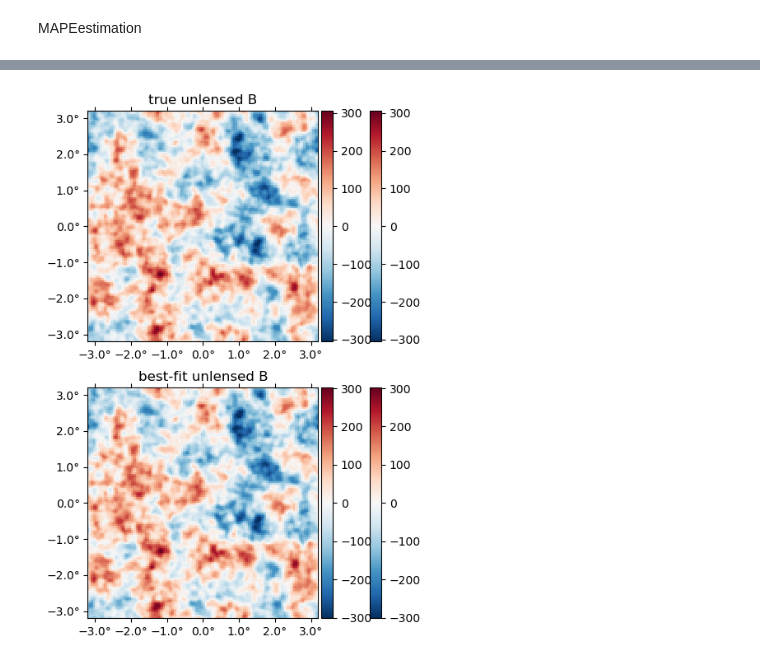
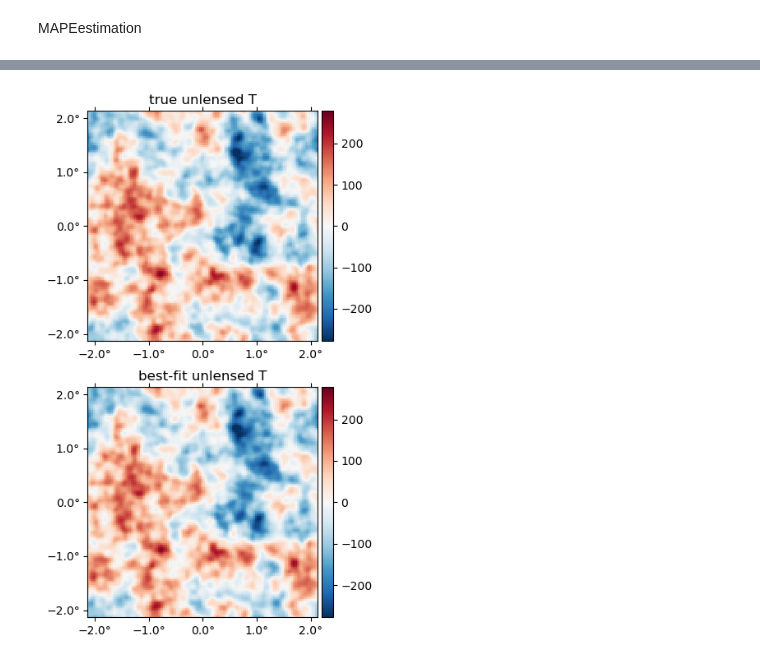
Before and after one commit to mdh959/CMB_Project, a Jupyter notebook: CMBLensing.ipynb, the cells around one changed output, grey strips where cells are left out. Saved outputs shown, nothing was run; the diff lists cells and outputs as text; code cells hidden in the pictures.

```diff
--- a/CMBLensing.ipynb
+++ b/CMBLensing.ipynb
@@ -60,3 +73,3 @@ PythonPlot.plot(ds.d, title = "data " .* ["T"]);
 # %%
-fJ, ϕJ, hist = MAP_joint(ds, nsteps=30, progress=true);
+fJ, ϕJ, hist = MAP_joint(ds, nsteps=50, progress=true);
 # %% [output]
@@ -89,7 +104,7 @@ PythonPlot.show()
 # %%
-plot([f,fJ], title = ["true", "best-fit"] .* " unlensed " .* ["E" "B"]);
+plot([f,fJ], title = ["true", "best-fit"] .* " unlensed " .* ["T"]);
 # %% [output]
-[figure, old version]
+[figure, new version]
 # %%
 plot([f̃], title = ["true"] .* " lensed " .* ["T"]);
 # %% [output]
```
Also changed, not shown: parts of 19 cells of this notebook, 2 other files.
